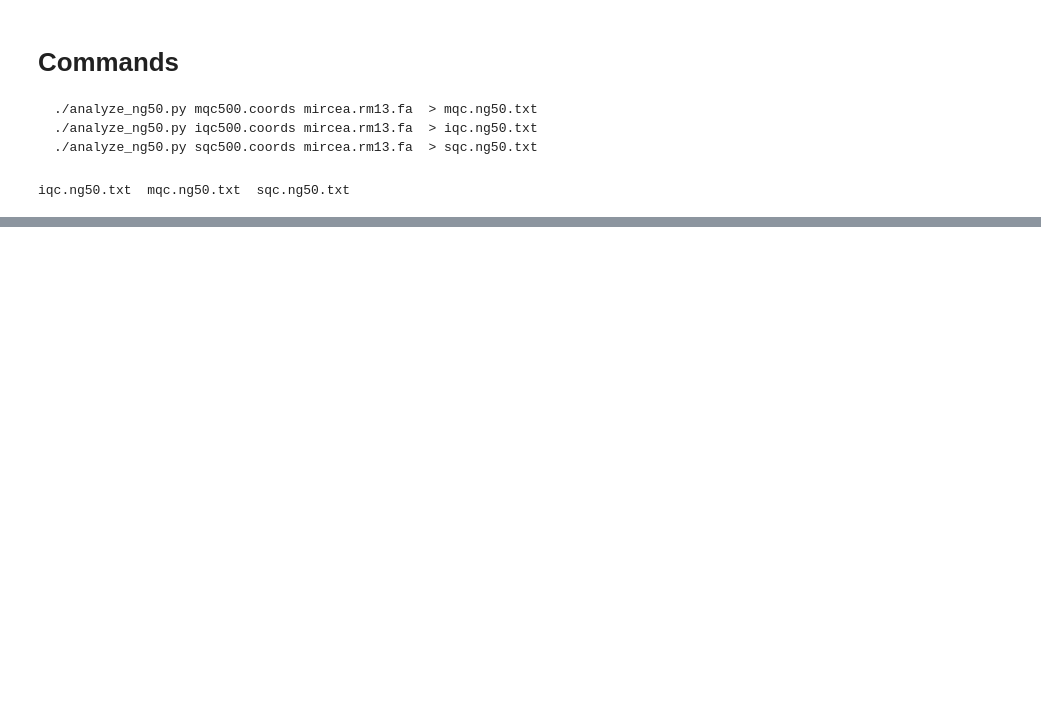
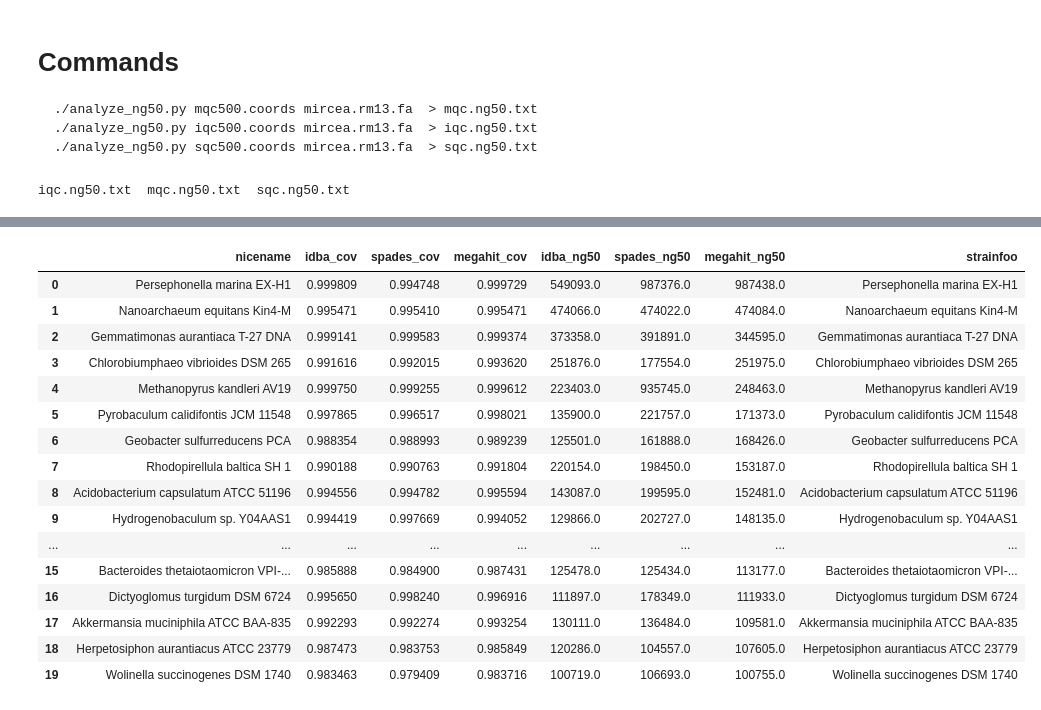
Before and after one commit to dib-lab/2016-metagenome-assembly-eval, a Jupyter notebook: pipeline/ng50.ipynb, the cells around one changed output, grey strips where cells are left out. Saved outputs shown, nothing was run; the diff lists cells and outputs as text; code cells hidden in the pictures; blank space fills up the shorter version.

```diff
--- a/pipeline/ng50.ipynb
+++ b/pipeline/ng50.ipynb
@@ -17,7 +19,7 @@ ls *ng50.txt
 # %% [output]
 iqc.ng50.txt  mqc.ng50.txt  sqc.ng50.txt
 # %%
-def loadme(filename):
+def load_ng50(filename):
     x = []
     for line in open(filename):
         line = line.strip().split(',', 2)
@@ -27,6 +29,25 @@ def loadme(filename):
         x.append((ng50, ng90, name))
     return x
 
-iqc = loadme('iqc.ng50.txt')
-mqc = loadme('mqc.ng50.txt')
-sqc = loadme('sqc.ng50.txt')
+iqc = pandas.DataFrame(load_ng50('iqc.ng50.txt'))
+mqc = pandas.DataFrame(load_ng50('mqc.ng50.txt'))
+sqc = pandas.DataFrame(load_ng50('sqc.ng50.txt'))
+
+iqc.columns = ['idba_ng50', 'drop', 'nicename']
+mqc.columns = ['megahit_ng50', 'drop', 'nicename']
+sqc.columns = ['spades_ng50', 'drop', 'nicename']
+
+iqc = iqc.drop('drop', axis=1)
+mqc = mqc.drop('drop', axis=1)
+sqc = sqc.drop('drop', axis=1)
+
+combined = pandas.DataFrame(iqc)
+combined = combined.merge(sqc, on=['nicename'])
+combined = combined.merge(mqc, on=['nicename'])
+combined = combined.ix[:, ['nicename', 'idba_ng50', 'spades_ng50', 'megahit_ng50']]
+
+nga50_df = combined
+
+nga50_df = nga50_df.sort_values(by='megahit_ng50', ascending=True)
+nga50_df = nga50_df.reset_index(drop=True)
+nga50_df[:5]
@@ -183,0 +126,28 @@ pylab.savefig('nga50.png')
+# %%
+strain_labels = {}
+for name in big_df.nicename:
+    if nicenames.is_strain(name):
+        strain_labels[name] = name + '$^*$'
+    else:
+        strain_labels[name] = name
+
+big_df['strainfoo'] = big_df['nicename'].map(strain_labels)
+big_df[:20]
+# %% [output]
+|  | nicename | idba_cov | spades_cov | megahit_cov | idba_ng50 | spades_ng50 | megahit_ng50 | strainfoo |
+| 0 | Persephonella marina EX-H1 | 0.999809 | 0.994748 | 0.999729 | 549093.0 | 987376.0 | 987438.0 | Persephonella marina EX-H1 |
+| 1 | Nanoarchaeum equitans Kin4-M | 0.995471 | 0.995410 | 0.995471 | 474066.0 | 474022.0 | 474084.0 | Nanoarchaeum equitans Kin4-M |
+| 2 | Gemmatimonas aurantiaca T-27 DNA | 0.999141 | 0.999583 | 0.999374 | 373358.0 | 391891.0 | 344595.0 | Gemmatimonas aurantiaca T-27 DNA |
+| 3 | Chlorobiumphaeo vibrioides DSM 265 | 0.991616 | 0.992015 | 0.993620 | 251876.0 | 177554.0 | 251975.0 | Chlorobiumphaeo vibrioides DSM 265 |
+| 4 | Methanopyrus kandleri AV19 | 0.999750 | 0.999255 | 0.999612 | 223403.0 | 935745.0 | 248463.0 | Methanopyrus kandleri AV19 |
+| 5 | Pyrobaculum calidifontis JCM 11548 | 0.997865 | 0.996517 | 0.998021 | 135900.0 | 221757.0 | 171373.0 | Pyrobaculum calidifontis JCM 11548 |
+| 6 | Geobacter sulfurreducens PCA | 0.988354 | 0.988993 | 0.989239 | 125501.0 | 161888.0 | 168426.0 | Geobacter sulfurreducens PCA |
+| 7 | Rhodopirellula baltica SH 1 | 0.990188 | 0.990763 | 0.991804 | 220154.0 | 198450.0 | 153187.0 | Rhodopirellula baltica SH 1 |
+| 8 | Acidobacterium capsulatum ATCC 51196 | 0.994556 | 0.994782 | 0.995594 | 143087.0 | 199595.0 | 152481.0 | Acidobacterium capsulatum ATCC 51196 |
+| 9 | Hydrogenobaculum sp. Y04AAS1 | 0.994419 | 0.997669 | 0.994052 | 129866.0 | 202727.0 | 148135.0 | Hydrogenobaculum sp. Y04AAS1 |
+| ... | ... | ... | ... | ... | ... | ... | ... | ... |
+| 15 | Bacteroides thetaiotaomicron VPI-... | 0.985888 | 0.984900 | 0.987431 | 125478.0 | 125434.0 | 113177.0 | Bacteroides thetaiotaomicron VPI-... |
+| 16 | Dictyoglomus turgidum DSM 6724 | 0.995650 | 0.998240 | 0.996916 | 111897.0 | 178349.0 | 111933.0 | Dictyoglomus turgidum DSM 6724 |
+| 17 | Akkermansia muciniphila ATCC BAA-835 | 0.992293 | 0.992274 | 0.993254 | 130111.0 | 136484.0 | 109581.0 | Akkermansia muciniphila ATCC BAA-835 |
+| 18 | Herpetosiphon aurantiacus ATCC 23779 | 0.987473 | 0.983753 | 0.985849 | 120286.0 | 104557.0 | 107605.0 | Herpetosiphon aurantiacus ATCC 23779 |
+| 19 | Wolinella succinogenes DSM 1740 | 0.983463 | 0.979409 | 0.983716 | 100719.0 | 106693.0 | 100755.0 | Wolinella succinogenes DSM 1740 |
```
Also changed, not shown: parts of 12 cells of this notebook, 1 other file.
